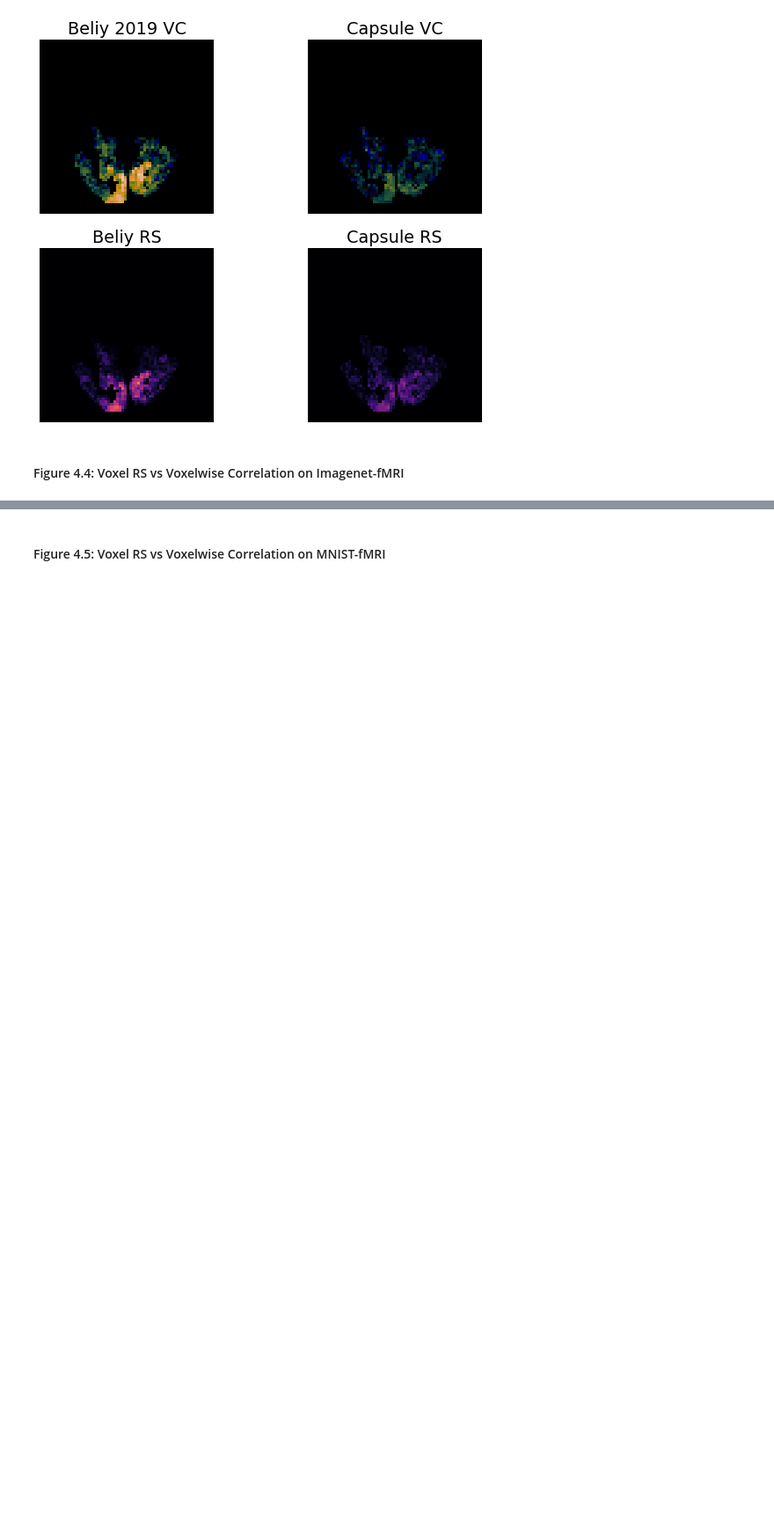
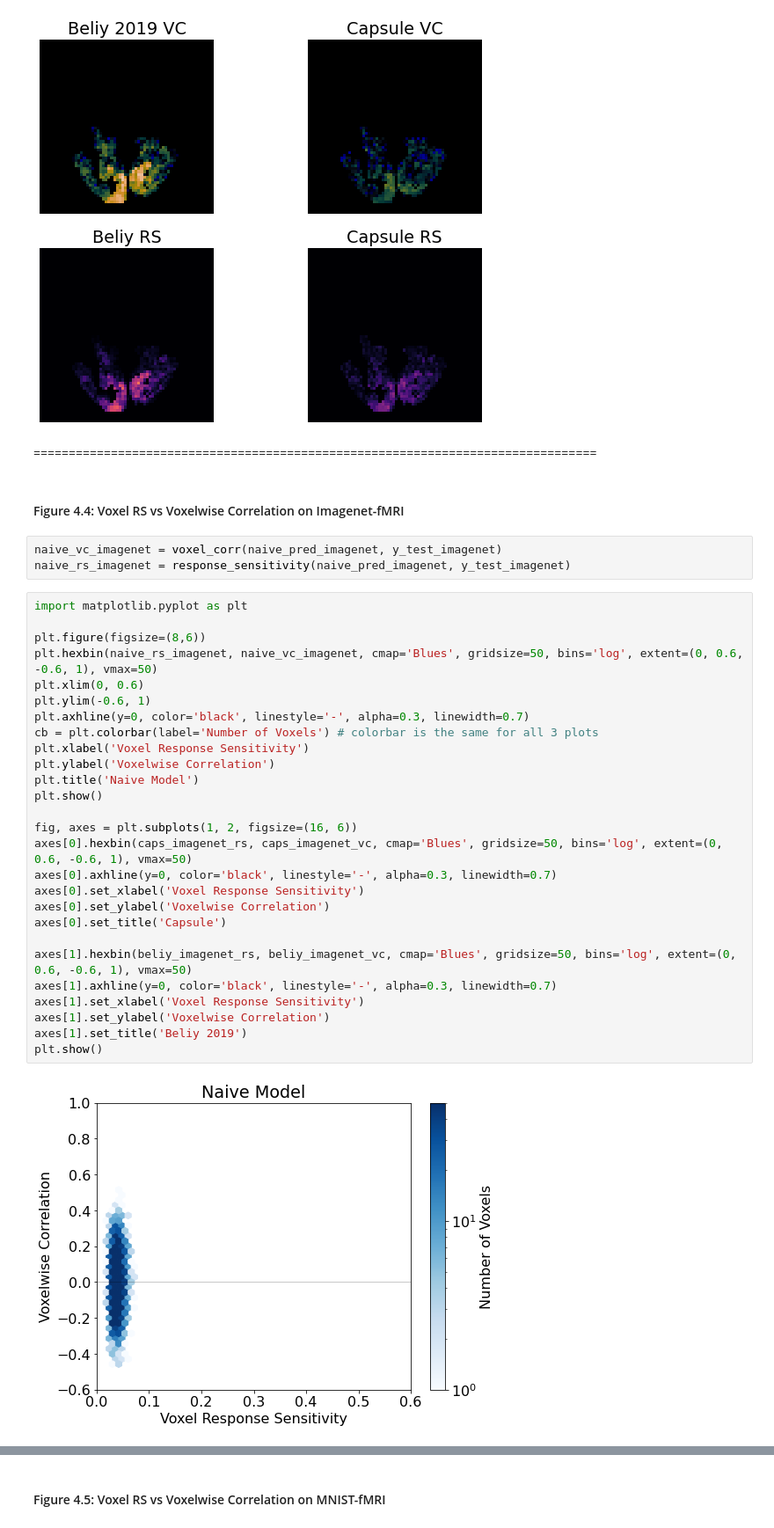
Before and after one commit to BRAIN-TO/CapsNet, a Jupyter notebook: analysis/final_results.ipynb, the cells around one changed output, grey strips where cells are left out. Shown: that part at 88% size. Cells and saved outputs as stored; diff of their text form; blank space fills up the shorter version.

Commit message:
added rs vs vc hexbin plots

```diff
--- a/analysis/final_results.ipynb
+++ b/analysis/final_results.ipynb
@@ -592,5 +598,39 @@ axes[1, 1].set_title('Capsule RS')
 plt.show()
 # %% [output]
 [figure]
+# %% [markdown]
+================================================================================
 # %% [markdown]
 #### Figure 4.4: Voxel RS vs Voxelwise Correlation on Imagenet-fMRI
+# %%
+naive_vc_imagenet = voxel_corr(naive_pred_imagenet, y_test_imagenet)
+naive_rs_imagenet = response_sensitivity(naive_pred_imagenet, y_test_imagenet)
+# %%
+import matplotlib.pyplot as plt
+
+plt.figure(figsize=(8,6))
+plt.hexbin(naive_rs_imagenet, naive_vc_imagenet, cmap='Blues', gridsize=50, bins='log', extent=(0, 0.6, -0.6, 1), vmax=50)
+plt.xlim(0, 0.6)
+plt.ylim(-0.6, 1)
+plt.axhline(y=0, color='black', linestyle='-', alpha=0.3, linewidth=0.7)
+cb = plt.colorbar(label='Number of Voxels') # colorbar is the same for all 3 plots
+plt.xlabel('Voxel Response Sensitivity')
+plt.ylabel('Voxelwise Correlation')
+plt.title('Naive Model')
+plt.show()
+
+fig, axes = plt.subplots(1, 2, figsize=(16, 6))
+axes[0].hexbin(caps_imagenet_rs, caps_imagenet_vc, cmap='Blues', gridsize=50, bins='log', extent=(0, 0.6, -0.6, 1), vmax=50)
+axes[0].axhline(y=0, color='black', linestyle='-', alpha=0.3, linewidth=0.7)
+axes[0].set_xlabel('Voxel Response Sensitivity')
+axes[0].set_ylabel('Voxelwise Correlation')
+axes[0].set_title('Capsule')
+
+axes[1].hexbin(beliy_imagenet_rs, beliy_imagenet_vc, cmap='Blues', gridsize=50, bins='log', extent=(0, 0.6, -0.6, 1), vmax=50)
+axes[1].axhline(y=0, color='black', linestyle='-', alpha=0.3, linewidth=0.7)
+axes[1].set_xlabel('Voxel Response Sensitivity')
+axes[1].set_ylabel('Voxelwise Correlation')
+axes[1].set_title('Beliy 2019')
+plt.show()
+# %% [output]
+[figure, added]
```
Also changed, not shown: parts of 8 cells of this notebook.
